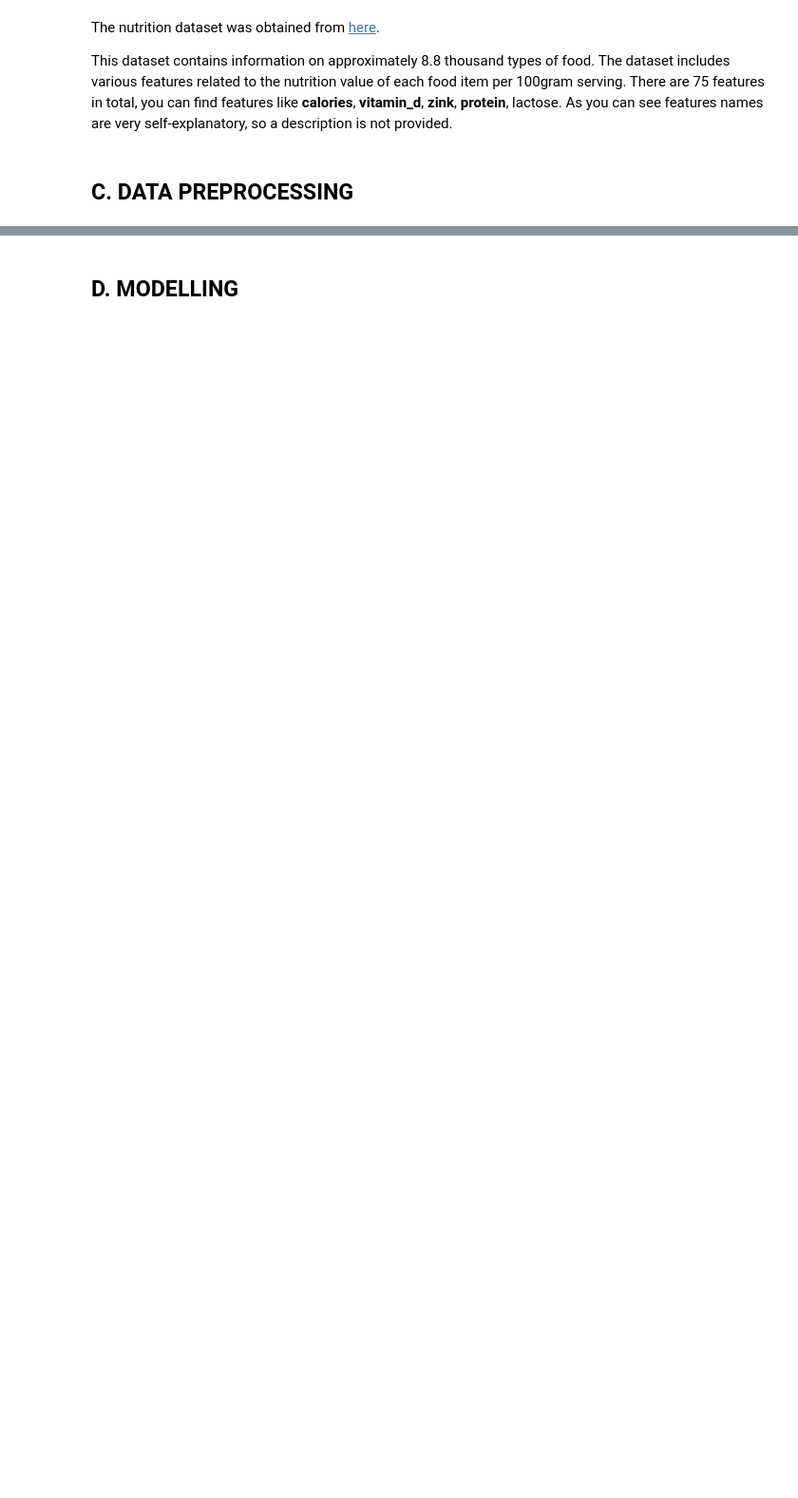
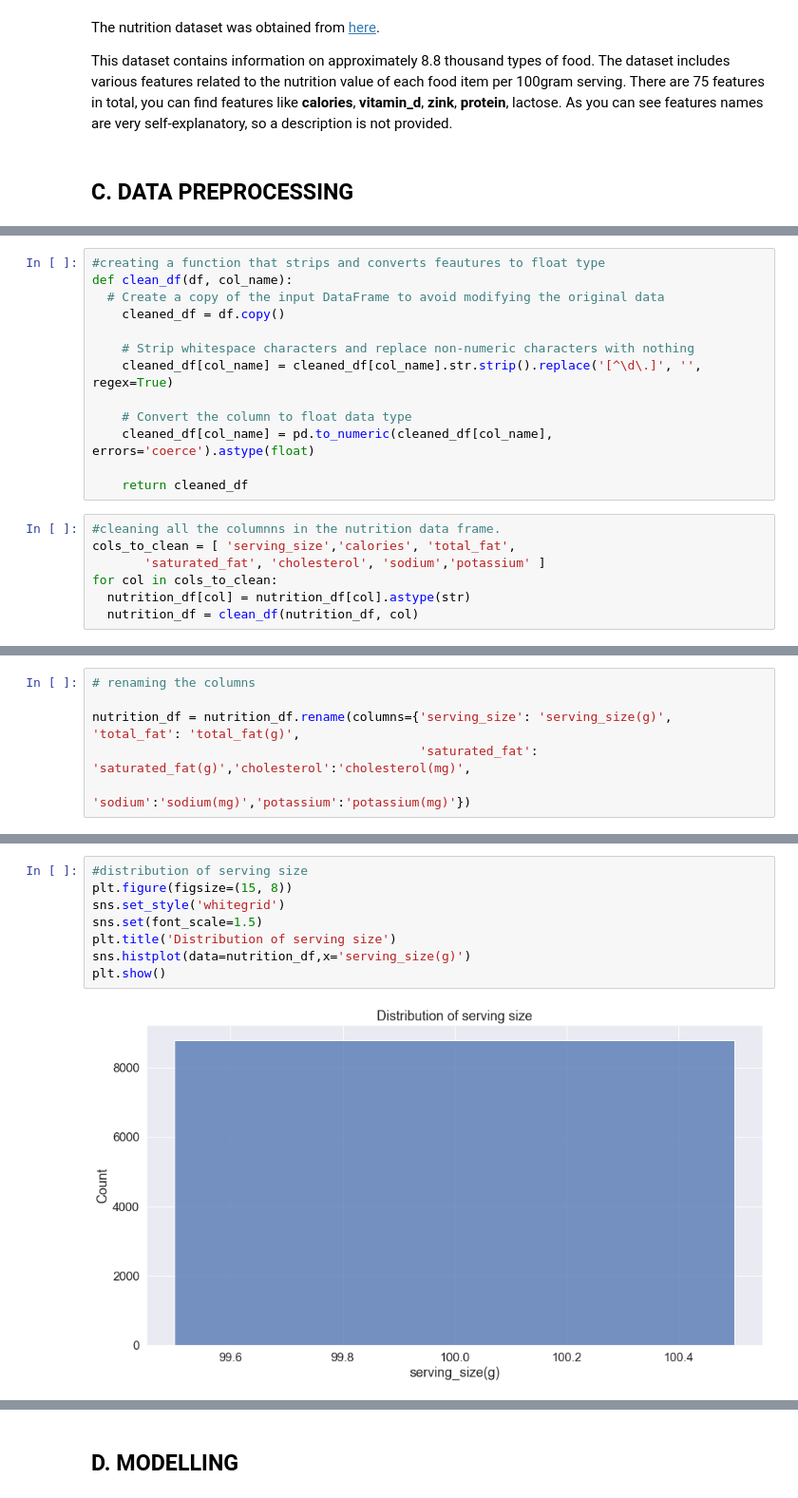
Before and after one commit to Wachira-2030/FoodMate, a Jupyter notebook: FoodMate.ipynb, the cells around one changed output, grey strips where cells are left out. Shown at 95% size. Drawn from its saved outputs; the diff is of its cells as text; blank space fills up the shorter version.

```diff
--- a/FoodMate.ipynb
+++ b/FoodMate.ipynb
@@ -80,0 +119,20 @@ This dataset contains information on approximately 8.8 thousand types of food. T
+# %%
+#creating a function that strips and converts feautures to float type
+def clean_df(df, col_name):
+  # Create a copy of the input DataFrame to avoid modifying the original data
+    cleaned_df = df.copy()
+
+    # Strip whitespace characters and replace non-numeric characters with nothing
+    cleaned_df[col_name] = cleaned_df[col_name].str.strip().replace('[^\d\.]', '', regex=True)
+
+    # Convert the column to float data type
+    cleaned_df[col_name] = pd.to_numeric(cleaned_df[col_name], errors='coerce').astype(float)
+
+    return cleaned_df
+# %%
+#cleaning all the columnns in the nutrition data frame.
+cols_to_clean = [ 'serving_size','calories', 'total_fat',
+       'saturated_fat', 'cholesterol', 'sodium','potassium' ]
+for col in cols_to_clean:
+  nutrition_df[col] = nutrition_df[col].astype(str)
+  nutrition_df = clean_df(nutrition_df, col)
@@ -80,0 +148,6 @@ This dataset contains information on approximately 8.8 thousand types of food. T
+# %%
+# renaming the columns
+
+nutrition_df = nutrition_df.rename(columns={'serving_size': 'serving_size(g)', 'total_fat': 'total_fat(g)',
+                                            'saturated_fat': 'saturated_fat(g)','cholesterol':'cholesterol(mg)',
+                                            'sodium':'sodium(mg)','potassium':'potassium(mg)'})
@@ -80,0 +324,10 @@ This dataset contains information on approximately 8.8 thousand types of food. T
+# %%
+#distribution of serving size
+plt.figure(figsize=(15, 8))
+sns.set_style('whitegrid')
+sns.set(font_scale=1.5)
+plt.title('Distribution of serving size')
+sns.histplot(data=nutrition_df,x='serving_size(g)')
+plt.show()
+# %% [output]
+[figure, added]
```
Also changed, not shown: parts of 59 cells of this notebook.
